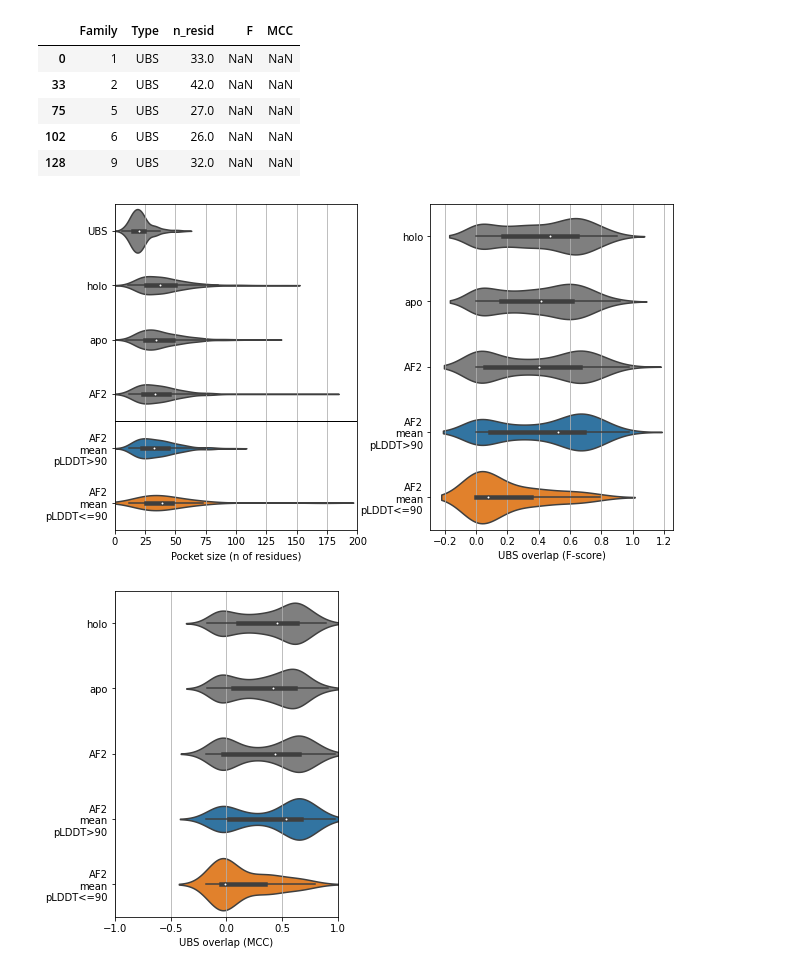
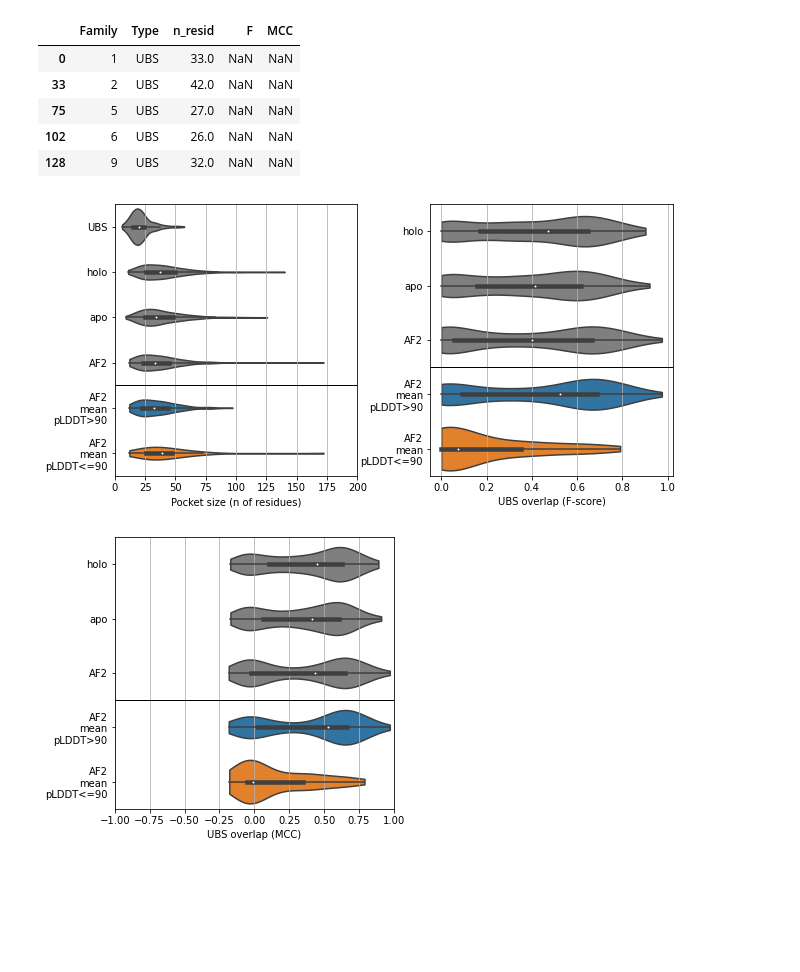
Before and after one commit to jurgjn/af2_pockets, a Jupyter notebook: fig4ABC.ipynb, the cells around one changed output. Cells and saved outputs as stored; diff of their text form; code cells hidden in the pictures; blank space fills up the shorter version.

Commit message:
Truncate violing plots

```diff
--- a/fig4ABC.ipynb
+++ b/fig4ABC.ipynb
@@ -80,43 +80,46 @@ df_plt_.head(5)
 # %%
 kwargs_ = {
     'order': ['UBS', 'holo', 'apo', 'AF2', 'AF2\nmean\npLDDT>90', 'AF2\nmean\npLDDT<=90'],
     'palette': {
         'UBS': 'tab:gray',
         'holo': 'tab:gray',
         'apo': 'tab:gray',
         'AF2': 'tab:gray',
         f'AF2\nmean\npLDDT>{pLDDT_th}': 'tab:blue',
         f'AF2\nmean\npLDDT<={pLDDT_th}': 'tab:orange',
     },
+    'cut': 0,
 }
 
-plt.figure(figsize=(10, 6)).subplots_adjust(wspace=0.3)#, hspace=0.3)
+plt.figure(figsize=(10, 5)).subplots_adjust(wspace=0.3)#, hspace=0.3)
 plt.subplot(1, 2, 1)
 sns.violinplot(x='n_resid', y='Type', data=df_plt_, **kwargs_)
 plt.axhline(3.5, color='k', linewidth=1)
 plt.gca().xaxis.grid(True)
 plt.gca().set_xlim(0, 200)
 plt.gca().set_xlabel('F-score')
 plt.gca().set_xlabel('Pocket size (n of residues)')
 plt.gca().set_ylabel('')
 
 kwargs_['order'].remove('UBS')
 plt.subplot(1, 2, 2)
 sns.violinplot(x='F', y='Type', data=df_plt_, **kwargs_)
+plt.axhline(2.5, color='k', linewidth=1)
 plt.gca().xaxis.grid(True)
 plt.gca().set_xlabel('UBS overlap (F-score)')
 plt.gca().set_ylabel('')
 plt.savefig('fig4ABC.pdf', bbox_inches='tight', transparent=True)
 # %% [output]
-[figure, old version]
+[figure, new version]
 # %%
-plt.figure(figsize=(4, 6))
+plt.figure(figsize=(5, 5))
 plt.subplot(1, 1, 1)
 sns.violinplot(x='MCC', y='Type', data=df_plt_, **kwargs_)
+plt.axhline(2.5, color='k', linewidth=1)
 plt.gca().xaxis.grid(True)
 plt.gca().set_xlim(-1, +1)
 plt.gca().set_xlabel('UBS overlap (MCC)')
 plt.gca().set_ylabel('')
 plt.savefig('fig4ABCsuppl_MCC.pdf', bbox_inches='tight', transparent=True)
 # %% [output]
-[figure, old version]
+[figure, new version]
```
Also changed, not shown: 2 other files.
